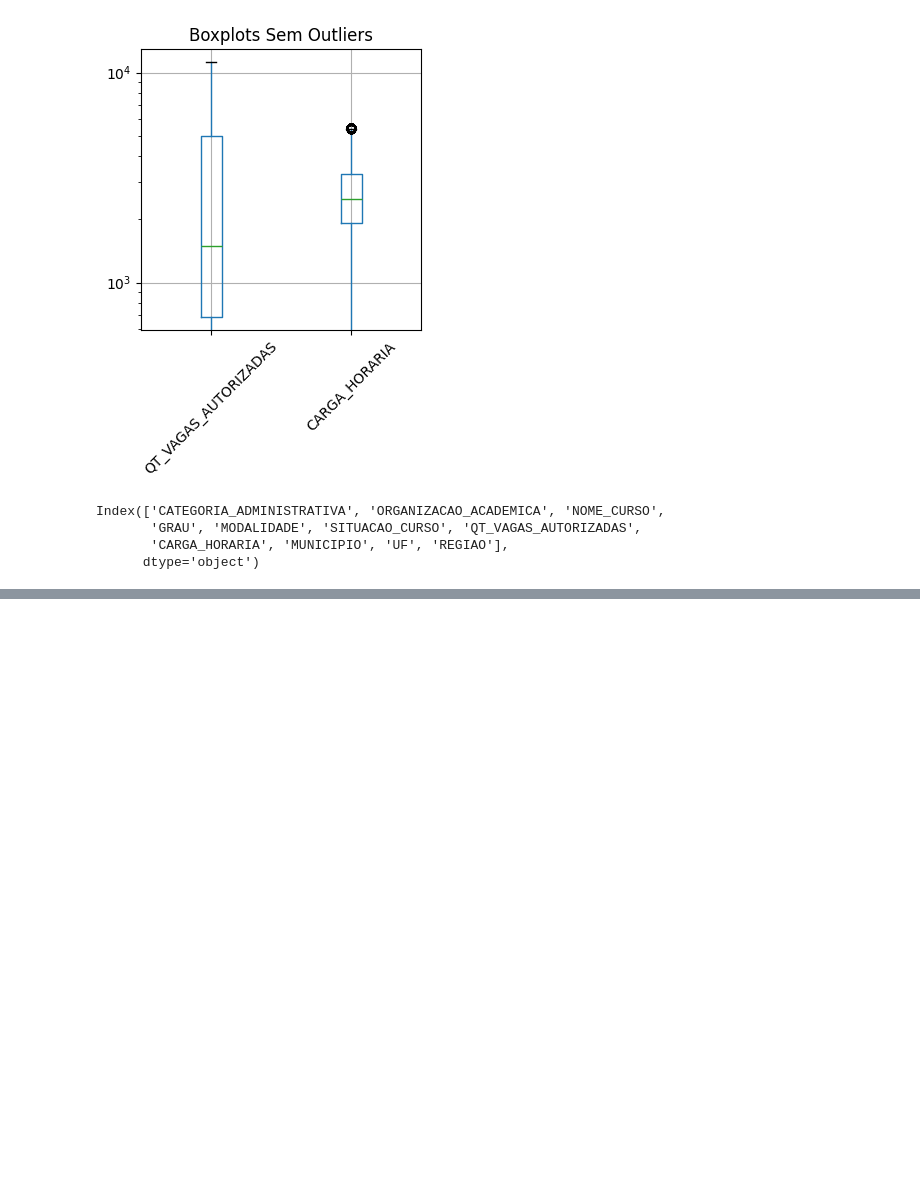
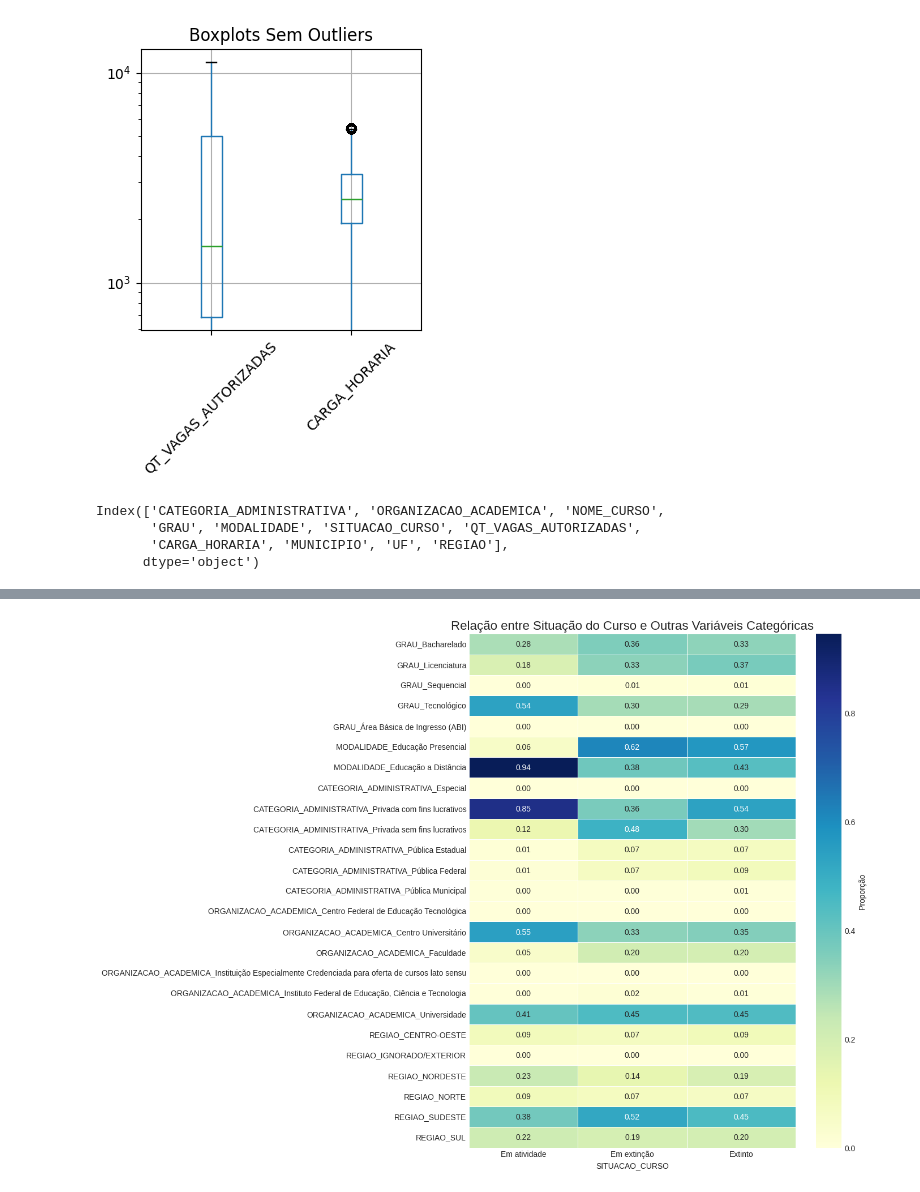
Before and after one commit to willemromao/cursos_graduacao_brasil, a Jupyter notebook: notebooks/01_exploratory_data_analysis.ipynb, the cells around one changed output, grey strips where cells are left out. Cells and saved outputs as stored; diff of their text form; code cells hidden in the pictures; blank space fills up the shorter version.

```diff
--- a/notebooks/01_exploratory_data_analysis.ipynb
+++ b/notebooks/01_exploratory_data_analysis.ipynb
@@ -284,0 +304,8 @@ df.to_csv('/home/willemromao/Downloads/TI/projetos_graduacao/ciencia_de_dados/cu
+# %%
+# Análise de valores únicos por coluna
+
+for col in df.columns:
+    print(f"\nColuna: {col}")
+    print(f"Valores únicos: {df[col].nunique()}")
+    if df[col].dtype == 'object' or df[col].dtype == 'category':
+        print(f"Exemplos: {df[col].unique()[:10]}")
@@ -284,0 +647,34 @@ df.to_csv('/home/willemromao/Downloads/TI/projetos_graduacao/ciencia_de_dados/cu
+# %%
+# Heatmap para análise da Situação Curso
+
+# Configurações visuais
+plt.style.use('seaborn-v0_8-whitegrid')
+
+# Criar tabela de contingência para SITUACAO_CURSO vs outras variáveis categóricas
+plt.figure(figsize=(14, 10))
+vars_categoricas = ['GRAU', 'MODALIDADE', 'CATEGORIA_ADMINISTRATIVA', 'ORGANIZACAO_ACADEMICA', 'REGIAO']
+df_heatmap = pd.DataFrame()
+
+for var in vars_categoricas:
+    # Criar tabela cruzada entre SITUACAO_CURSO e a variável atual
+    crosstab = pd.crosstab(df['SITUACAO_CURSO'], df[var], normalize='index')
+
+    # Renomear as colunas para incluir o nome da variável
+    crosstab.columns = [f"{var}_{col}" for col in crosstab.columns]
+
+    # Concatenar ao dataframe principal
+    if df_heatmap.empty:
+        df_heatmap = crosstab
+    else:
+        df_heatmap = pd.concat([df_heatmap, crosstab], axis=1)
+
+# Transpor o dataframe para deixar na vertical
+df_heatmap = df_heatmap.T
+
+# Gerar o heatmap
+sns.heatmap(df_heatmap, annot=True, cmap='YlGnBu', fmt='.2f', linewidths=0.5, cbar_kws={'label': 'Proporção'})
+plt.title('Relação entre Situação do Curso e Outras Variáveis Categóricas', fontsize=16)
+plt.tight_layout()
+plt.show()
+# %% [output]
+[figure, added]
```
Also changed, not shown: parts of 6 cells of this notebook, 5 other files.
